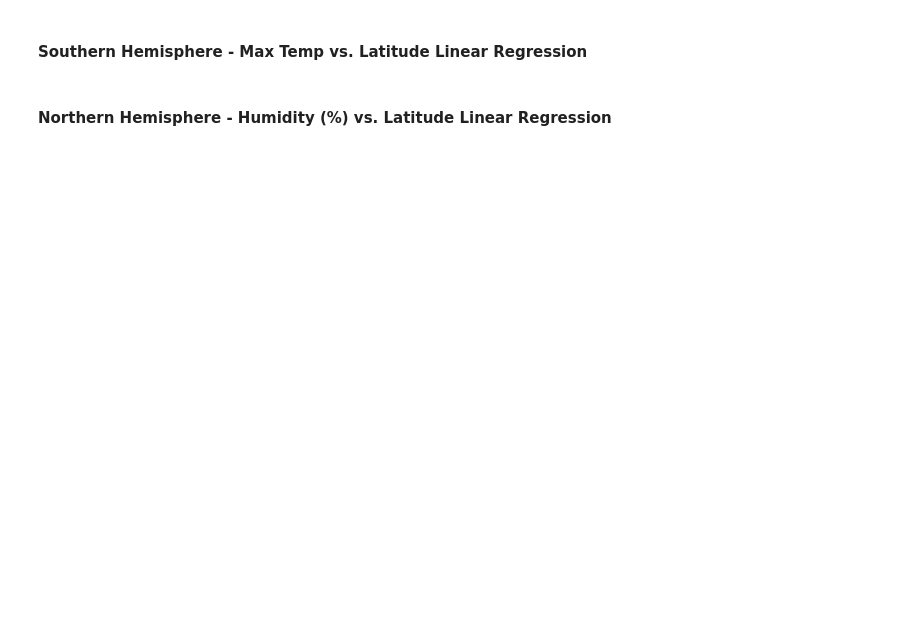
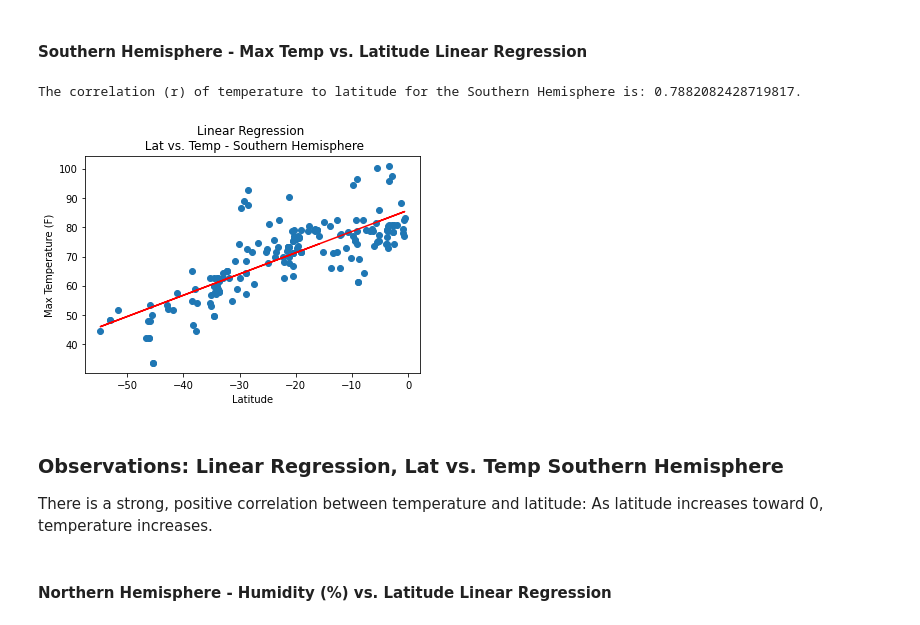
Before and after one commit to CCom20/api-challenge-python, a Jupyter notebook: weatherpy/starter_code/WeatherPy.ipynb, the cells around one changed output. Saved outputs shown, nothing was run; the diff lists cells and outputs as text; code cells hidden in the pictures; blank space fills up the shorter version.

```diff
--- a/weatherpy/starter_code/WeatherPy.ipynb
+++ b/weatherpy/starter_code/WeatherPy.ipynb
@@ -433,4 +434,29 @@ The correlation (r) of temperature to latitude is: -0.9009888253141172.
 # %% [markdown]
 ####  Southern Hemisphere - Max Temp vs. Latitude Linear Regression
+# %%
+# Grab all Southern Hemisphere Data to work with
+southern_hem_df = weather_df.loc[weather_df["Lat"] < 0]
+
+sh_temp = southern_hem_df["Max Temperature"]
+sh_lat = southern_hem_df["Lat"]
+
+(slope, intercept, rvalue, pvalue, stderr) = linregress(sh_lat, sh_temp)
+sh_temp_lat_regress_values = sh_lat * slope + intercept
+line_eq = "y = " + str(round(slope,2)) + "x + " + str(round(intercept,2))
+plt.scatter(sh_lat,sh_temp)
+plt.title("Linear Regression \n Lat vs. Temp - Southern Hemisphere")
+plt.ylabel("Max Temperature (F)")
+plt.xlabel("Latitude")
+plt.plot(sh_lat,sh_temp_lat_regress_values,"r-")
+plt.annotate(line_eq,(0,20),fontsize=15,color="red")
+sh_temp_lat_co = sci.pearsonr(sh_lat, sh_temp)[0]
+print(f"The correlation (r) of temperature to latitude for the Southern Hemisphere is: {sh_temp_lat_co}.")
+# %% [output]
+The correlation (r) of temperature to latitude for the Southern Hemisphere is: 0.7882082428719817.
+[figure, added]
+# %% [markdown]
+### Observations: Linear Regression, Lat vs. Temp Southern Hemisphere
+
+There is a strong, positive correlation between temperature and latitude: As latitude increases toward 0, temperature increases.
 # %% [markdown]
 ####  Northern Hemisphere - Humidity (%) vs. Latitude Linear Regression
```
Also changed, not shown: parts of 5 cells of this notebook.
